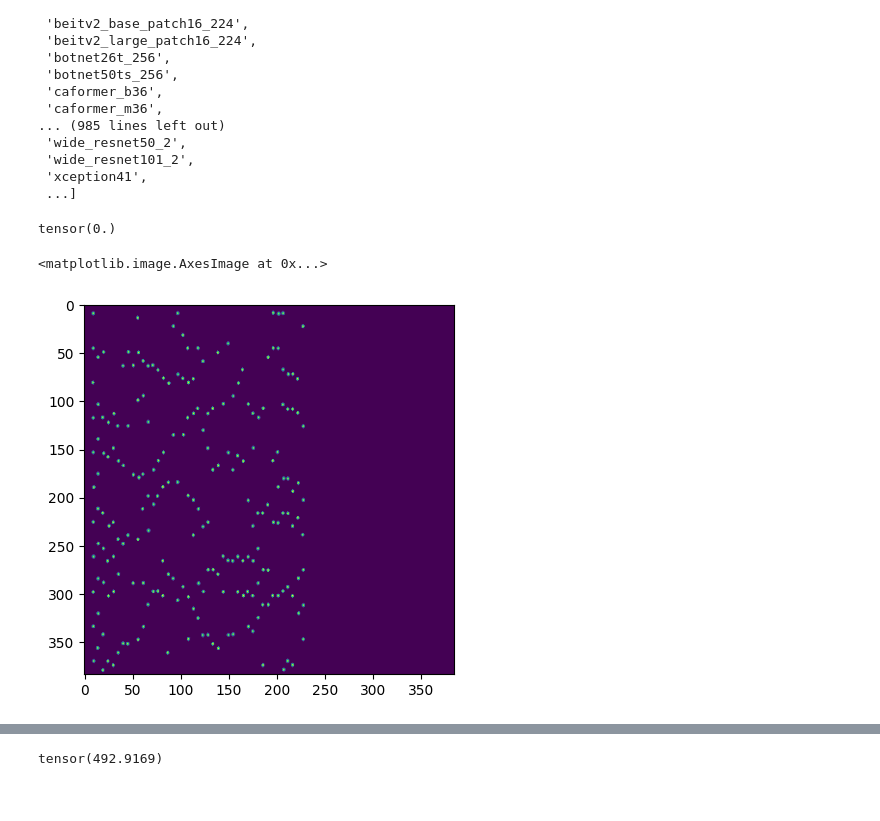
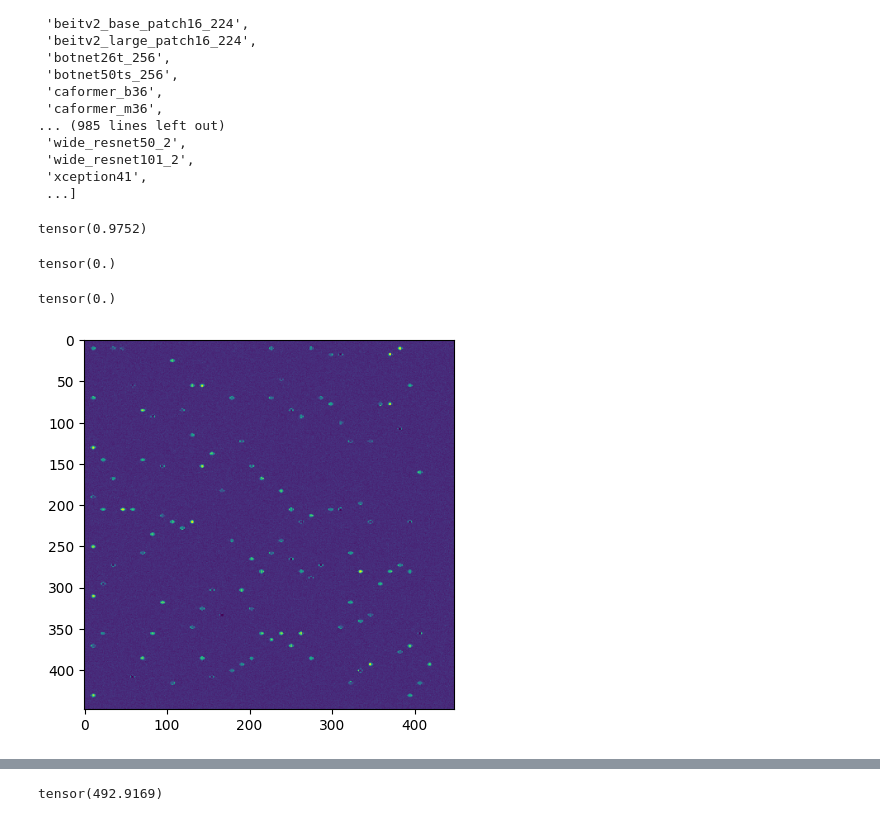
Before and after one commit to mberghouse/DeepTrackStat, a Jupyter notebook: Speed_dist_NN_clean.ipynb, the cells around one changed output, grey strips where cells are left out. Cells and saved outputs as stored; diff of their text form; code cells hidden in the pictures.

```diff
--- a/Speed_dist_NN_clean.ipynb
+++ b/Speed_dist_NN_clean.ipynb
@@ -267,7 +399,7 @@ images.shape
 # %%
 images = torch.tensor(images)
 dataset_test = TestDataset2(images)#  xtorch_test, distr_torch_test, scales_test2)
-batch_size = 12
+batch_size = 10
 test_dataloader = DataLoader(dataset_test, batch_size=batch_size, shuffle=False, drop_last=True, num_workers=0)
 x = next(iter(test_dataloader))
 plt.imshow(x[0,39,:,:])
@@ -375,7 +513,7 @@ def interpolate_vectors(vector, target_length):
     return interpolated_vector
 # %%
 directory='../tmate_trajectories/'
-filename = os.listdir(directory)[1]
+filename = os.listdir(directory)[4]
 print(filename)
 df = pd.read_csv(os.path.join(directory,filename),header=0, skiprows=[1,2,3])
 #df.Positio
@@ -628,7 +788,7 @@ import re
 #                   'sim117/','sim118/','sim119/']
 # test_image_files=['sim61/','sim65/','sim70/','sim71/','sim75/','sim80/','sim81/','sim85/','sim90/',
 #                   'sim91/','sim95/','sim100/','sim101/','sim105/','sim110/','sim111/','sim115/','sim120/']
-s=384
+s=448
 k=40
 images_train = torch.zeros(len(train_image_files),k,s, s)
 images_test = torch.zeros(len(test_image_files),k,s, s)
@@ -637,7 +797,10 @@ for i in range(len(train_image_files)):
     im_dir = os.listdir(base)
     im_dir = sorted(im_dir, key=lambda x: int(re.findall(r'\d+', x)[0]))
     for j in range(k):
-        images_train[i,j,:,:] = torch.tensor(cv2.resize(cv2.imread(base+'/'+im_dir[j], cv2.IMREAD_GRAYSCALE),(s,s)))
+
+        img= torch.tensor(cv2.resize(cv2.imread(base+'/'+im_dir[j], cv2.IMREAD_GRAYSCALE),(s,s)))
+        img = (img-torch.min(img))/(torch.max(img)-torch.min(img))
+        images_train[i,j,:,:] = img
 
 
 for i in range(len(test_image_files)):
@@ -645,7 +808,10 @@ for i in range(len(test_image_files)):
     im_dir = os.listdir(base)
     im_dir = sorted(im_dir, key=lambda x: int(re.findall(r'\d+', x)[0]))
     for j in range(k):
-        images_test[i,j,:,:] = torch.tensor(cv2.resize(cv2.imread(base+'/'+im_dir[j], cv2.IMREAD_GRAYSCALE),(s,s)))
+
+        img = torch.tensor(cv2.resize(cv2.imread(base+'/'+im_dir[j], cv2.IMREAD_GRAYSCALE),(s,s)))
+        img = (img-torch.min(img))/(torch.max(img)-torch.min(img))
+        images_test[i,j,:,:] = img
 
 im_dir
 # %% [output]
@@ -927,8 +1095,12 @@ class Net3(nn.Module):
         #output = nn.functional.log_softmax(x, dim=1)
         return x
 # %%
-images_train = images_train/255
-images_test = images_test/255
+# images_train = (images_train-torch.min(images_train))/(torch.max(images_train)-torch.min(images_train))
+# images_test = (images_test-torch.min(images_test))/(torch.max(images_test)-torch.min(images_test))
+# %%
+torch.mean(images_test[0])
+# %% [output]
+tensor(0.9752)
 # %%
 images_train=1-images_train
 images_test=1-images_test
@@ -938,10 +1110,11 @@ torch.median(images_train[9])
 tensor(0.)
 # %%
 import matplotlib.pyplot as plt
-plt.imshow(images_train[0,0,:,:])
+plt.imshow(images_train[-140,0,:,:])
+torch.min(images_train[-140,0,:,:])
 # %% [output]
-<matplotlib.image.AxesImage at 0x...>
+tensor(0.)
-[figure, old version]
+[figure, new version]
 # %%
 # from ultralytics import YOLO
 
```
Also changed, not shown: parts of 50 cells of this notebook.
